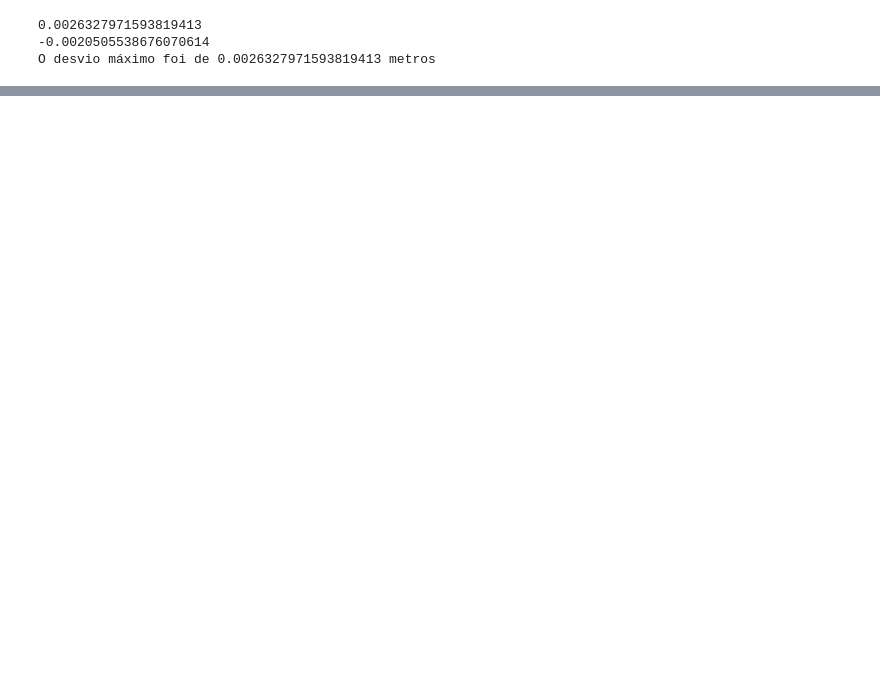
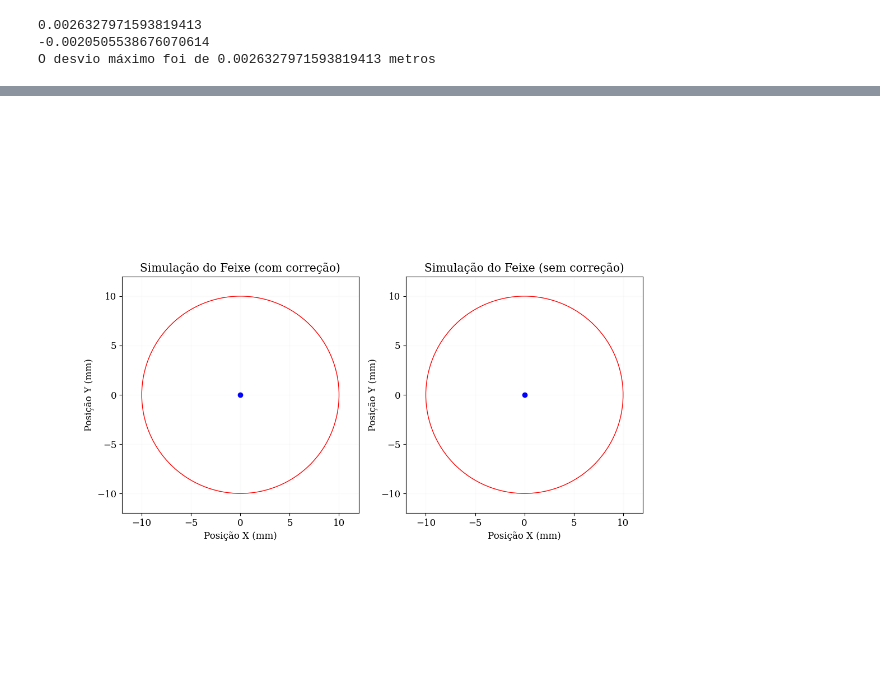
Before and after one commit to arthu0404/Simulacao-da-Correcao-do-Feixe-de-Eletrons, a Jupyter notebook: Simulacao do Feixe.ipynb, the cells around one changed output, grey strips where cells are left out. Saved outputs shown, nothing was run; the diff lists cells and outputs as text; code cells hidden in the pictures; blank space fills up the shorter version.

```diff
--- a/Simulacao do Feixe.ipynb
+++ b/Simulacao do Feixe.ipynb
@@ -342,0 +407,72 @@ plt.show()
+# %%
+from matplotlib.animation import FuncAnimation
+from matplotlib.patches import Circle
+from matplotlib.widgets import Slider
+
+%matplotlib widget
+
+anim = None
+
+try:
+    anim.event_source.stop()
+except AttributeError:
+    pass
+plt.close("all")
+
+fig = plt.figure(figsize=(12, 10))
+fig.canvas.header_visible = False
+
+gs = gridspec.GridSpec(1, 2, figure=fig, height_ratios=[1])
+
+ax1 = fig.add_subplot(gs[0,0])
+ax1.set_xlim(parametros["x0"]-12, parametros["x0"]+12)
+ax1.set_ylim(parametros["y0"]-12, parametros["y0"]+12)
+ax1.set_ylabel("Posição Y (mm)")
+ax1.set_xlabel("Posição X (mm)")
+ax1.set_title(f"Simulação do Feixe (com correção)")
+ax1.set_aspect("equal")
+ax1.grid(True, alpha=0.05)
+
+ax2 = fig.add_subplot(gs[0,1])
+ax2.set_xlim(parametros["x0"]-12, parametros["x0"]+12)
+ax2.set_ylim(parametros["y0"]-12, parametros["y0"]+12)
+ax2.set_ylabel("Posição Y (mm)")
+ax2.set_xlabel("Posição X (mm)")
+ax2.set_title(f"Simulação do Feixe (sem correção)")
+ax2.set_aspect("equal")
+ax2.grid(True, alpha=0.05)
+
+time_text = fig.text(0.02, 1.10, "", transform=ax1.transAxes, bbox=dict(facecolor="white", alpha=0.6, edgecolor="none"))
+
+pos_x_inicial_mm = parametros["x0"] * 1000
+pos_y_inicial_mm = parametros["y0"] * 1000
+
+fig_eletron_com = ax1.scatter(pos_x_inicial_mm, pos_y_inicial_mm, color="blue")
+fig_eletron_sem = ax2.scatter(pos_x_inicial_mm, pos_y_inicial_mm, color="blue")
+fig_anel_com = Circle((parametros["x0"], parametros["y0"]), radius=10, fill=False, color="r")
+fig_anel_sem = Circle((parametros["x0"], parametros["y0"]), radius=10, fill=False, color="r")
+
+ax1.add_patch(fig_anel_com)
+ax2.add_patch(fig_anel_sem)
+
+def animate(frame):
+    pos_x_com = simulacao_com.pos[frame, 0] * 1000
+    pos_y_com = simulacao_com.pos[frame, 1] * 1000
+    pos_z_com = simulacao_com.pos[frame, 2]
+
+    pos_x_sem = simulacao_sem.pos[frame, 0] * 1000
+    pos_y_sem = simulacao_sem.pos[frame, 1] * 1000
+    pos_z_sem = simulacao_sem.pos[frame, 2]
+
+    fig_eletron_com.set_offsets(np.array([[pos_x_com, pos_y_com]]))
+    fig_eletron_sem.set_offsets(np.array([[pos_x_sem, pos_y_sem]]))
+
+    tempo_atual = simulacao_com.t[frame]
+    time_text.set_text(f"Passo: {frame} | Tempo: {tempo_atual:.12f}s")
+
+    return fig_eletron_com, fig_eletron_sem, time_text
+
+anim = FuncAnimation(fig, animate, frames=range(0, N_PASSOS, 10), interval=30, blit=True, repeat=False)
+plt.show()
+# %% [output]
+[figure, added]
```
Also changed, not shown: parts of 9 cells of this notebook.
